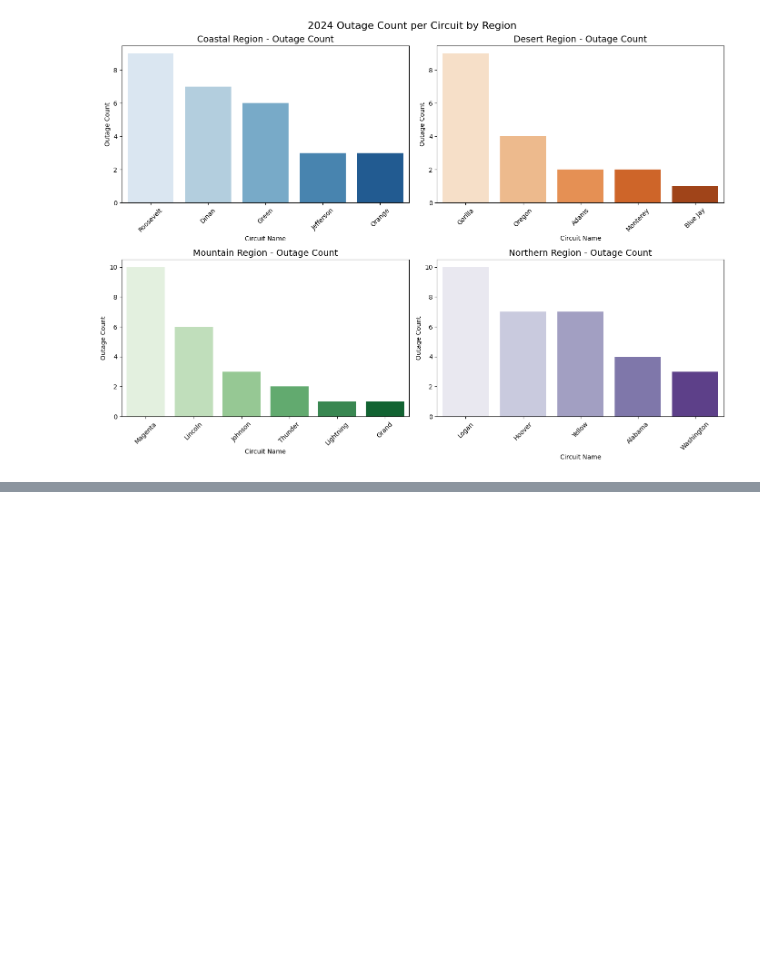
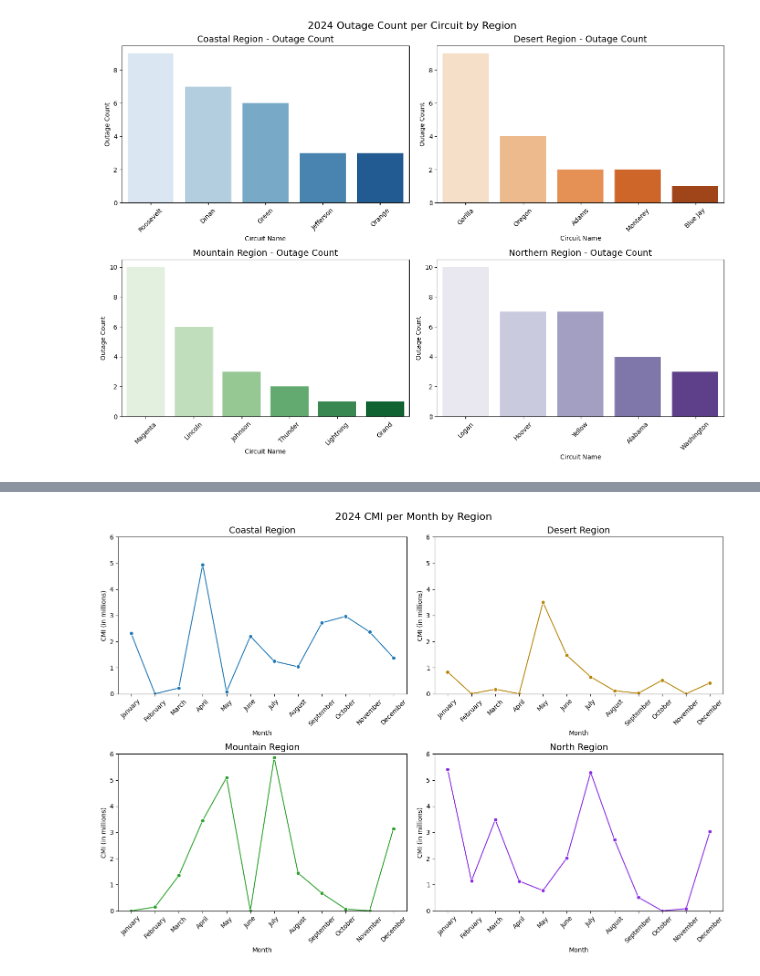
Before and after one commit to GerardoG2/ITC-2025, a Jupyter notebook: circuit-outage-analysis.ipynb, the cells around one changed output, grey strips where cells are left out. Drawn from its saved outputs; the diff is of its cells as text; code cells hidden in the pictures; blank space fills up the shorter version.

```diff
--- a/circuit-outage-analysis.ipynb
+++ b/circuit-outage-analysis.ipynb
@@ -1801,0 +1994,64 @@ Passing `palette` without assigning `hue` is deprecated and will be removed in v
+# %%
+# Extract month name from outage_date
+df['outage_month'] = pd.to_datetime(df['outage_date']).dt.month_name()
+
+# Enforce proper month order
+month_order = ['January', 'February', 'March', 'April', 'May', 'June',
+               'July', 'August', 'September', 'October', 'November', 'December']
+df['outage_month'] = pd.Categorical(df['outage_month'], categories=month_order, ordered=True)
+
+# Define darker colors for each region
+region_colors = {
+    'Coastal': '#1f77b4',   # darker blue
+    'Desert': '#b8860b',    # darker orange
+    'Mountain': '#2ca02c',  # forest green
+    'North': '#8A2BE2'      # violet (already dark)
+}
+
+# Fixed y-axis limit (in millions)
+y_max = 6
+
+# Set up subplots
+regions = ['Coastal', 'Desert', 'Mountain', 'North']
+fig, axs = plt.subplots(2, 2, figsize=(14, 10))
+region_axes = {
+    'Coastal': axs[0][0],
+    'Desert': axs[0][1],
+    'Mountain': axs[1][0],
+    'North': axs[1][1]
+}
+
+# Plot each region
+for region in regions:
+    region_df = df[df['region'] == region]
+
+    monthly_cmi = (
+        region_df.groupby('outage_month')['cmi']
+        .sum()
+        .reindex(month_order)
+        .fillna(0)
+        .reset_index()
+    )
+    monthly_cmi['cmi'] = monthly_cmi['cmi'] / 1_000_000  # Scale to millions
+
+    ax = region_axes[region]
+    sns.lineplot(
+        data=monthly_cmi,
+        x='outage_month',
+        y='cmi',
+        marker='o',
+        color=region_colors[region],
+        ax=ax
+    )
+    ax.set_title(f'{region} Region', fontsize=14)
+    ax.set_xlabel("Month")
+    ax.set_ylabel("CMI (in millions)")
+    ax.tick_params(axis='x', rotation=45)
+    ax.set_ylim(0, y_max)
+
+# Final layout
+plt.suptitle('2024 CMI per Month by Region', fontsize=16)
+plt.tight_layout()
+plt.show()
+# %% [output]
+[figure, added]
```
Also changed, not shown: parts of 8 cells of this notebook.
